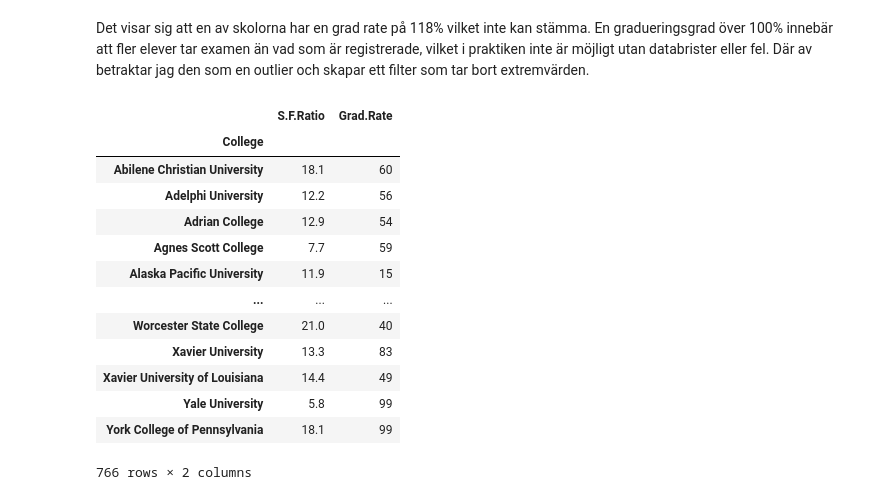
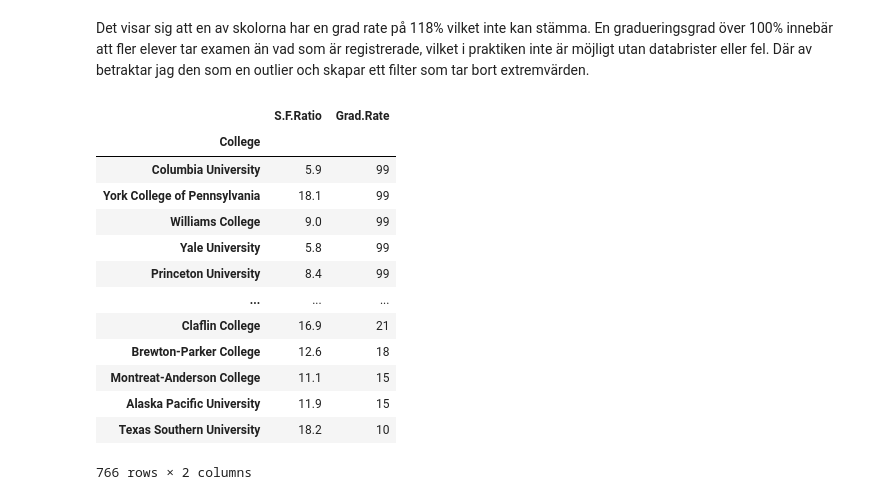
Before and after one commit to SebastianPetersson/Databehandling-SEBASTIAN-PETERSSON, a Jupyter notebook: Labs/Assignment_Dataprocessing-HT25.ipynb, the cells around one changed output. Drawn from its saved outputs; the diff is of its cells as text; code cells hidden in the pictures.

```diff
--- a/Labs/Assignment_Dataprocessing-HT25.ipynb
+++ b/Labs/Assignment_Dataprocessing-HT25.ipynb
@@ -160,22 +162,21 @@ Name: Grad.Rate, dtype: int64
 Det visar sig att en av skolorna har en grad rate på 118% vilket inte kan stämma. En gradueringsgrad över 100% innebär att fler elever tar examen än vad som är registrerade, vilket i praktiken inte är möjligt utan databrister eller fel. Där av betraktar jag den som en outlier och skapar ett filter som tar bort extremvärden.
 # %%
 filter = college[(college['S.F.Ratio'] < 40) & (college['Grad.Rate'] < 100)]
-filter.sort_values(by='Grad.Rate', ascending = False)
-std_per_teacher = filter[['S.F.Ratio', 'Grad.Rate']]
-std_per_teacher
+std_per_teacher = filter[['S.F.Ratio', 'Grad.Rate']].sort_values(by='Grad.Rate', ascending = False)
+display(std_per_teacher)
 # %% [output]
 |  | S.F.Ratio | Grad.Rate |
 | College |  |  |
-| Abilene Christian University | 18.1 | 60 |
-| Adelphi University | 12.2 | 56 |
-| Adrian College | 12.9 | 54 |
-| Agnes Scott College | 7.7 | 59 |
+| Columbia University | 5.9 | 99 |
+| York College of Pennsylvania | 18.1 | 99 |
+| Williams College | 9.0 | 99 |
+| Yale University | 5.8 | 99 |
+| Princeton University | 8.4 | 99 |
+| ... | ... | ... |
+| Claflin College | 16.9 | 21 |
+| Brewton-Parker College | 12.6 | 18 |
+| Montreat-Anderson College | 11.1 | 15 |
 | Alaska Pacific University | 11.9 | 15 |
-| ... | ... | ... |
-| Worcester State College | 21.0 | 40 |
-| Xavier University | 13.3 | 83 |
-| Xavier University of Louisiana | 14.4 | 49 |
-| Yale University | 5.8 | 99 |
-| York College of Pennsylvania | 18.1 | 99 |
+| Texas Southern University | 18.2 | 10 |
 766 rows × 2 columns
 # %%
```
Also changed, not shown: parts of 7 cells of this notebook.
